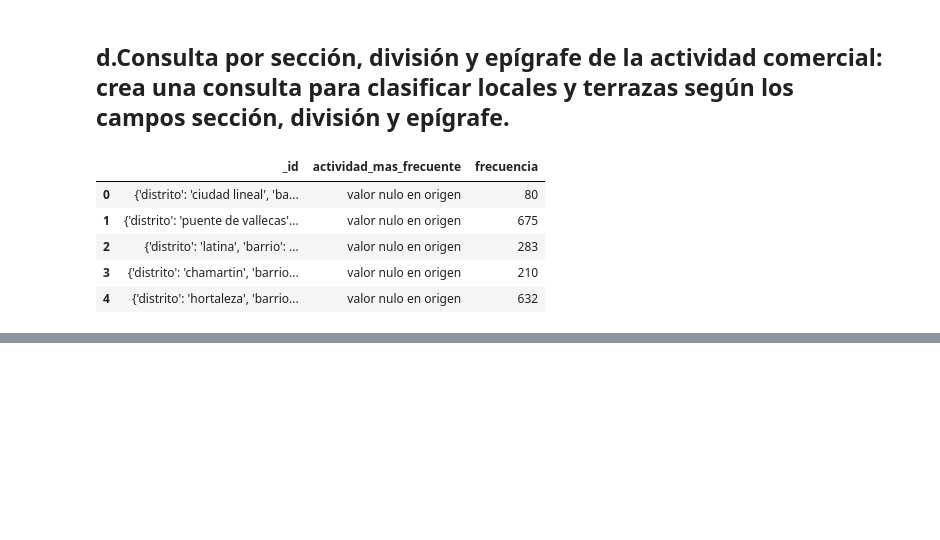
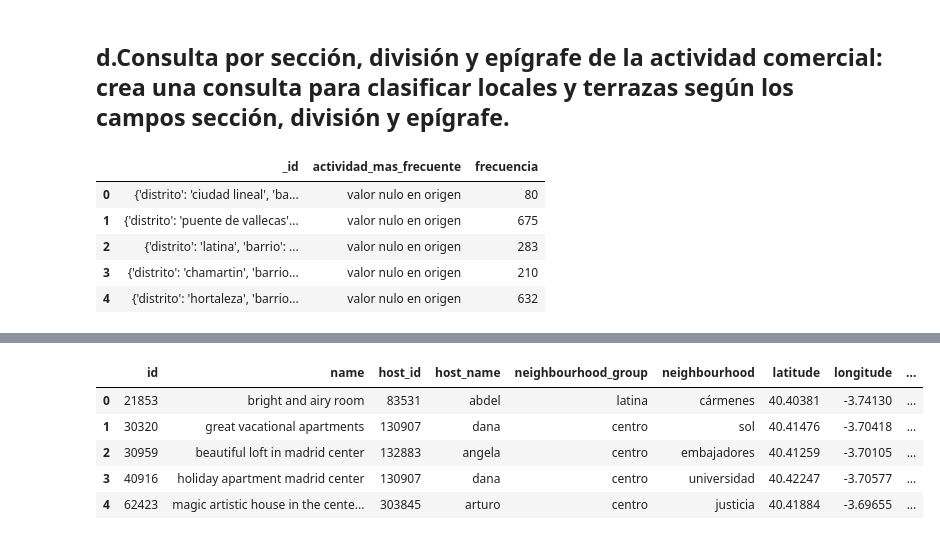
Before and after one commit to DylanGuerraR/NoSQL_Pl_master, a Jupyter notebook: Querys_NoSQL.ipynb, the cells around one changed output, grey strips where cells are left out. Saved outputs shown, nothing was run; the diff lists cells and outputs as text; code cells hidden in the pictures; blank space fills up the shorter version.

```diff
--- a/Querys_NoSQL.ipynb
+++ b/Querys_NoSQL.ipynb
@@ -495,0 +581,7 @@ mostrar_resultado(result,5)
+# %%
+# Rellenar valores nulos por tipo de dato y significado
+df_airbnb["host_name"].fillna("no_data", inplace=True)
+df_airbnb["license"].fillna("no_license", inplace=True)
+df_airbnb["last_review"].fillna("no_review_date", inplace=True)
+df_airbnb["reviews_per_month"].fillna(0.0, inplace=True)
+df_airbnb["price"].fillna(0.0, inplace=True)
@@ -495,0 +610,18 @@ mostrar_resultado(result,5)
+# %%
+#Normalizar nombres de las columnas
+def limpiar_df(df):
+    df.columns = df.columns.str.strip().str.lower().str.replace(" ", "_")
+    df = df.map(lambda x: x.strip().lower() if isinstance(x, str) else x)
+    #df = df.drop_duplicates() -- Si a futuro hiciera falta elimminar duplicados de algun data frame.
+    return df
+
+df_airbnb = limpiar_df(df_airbnb)
+# %%
+df_airbnb.head()
+# %% [output]
+|  | id | name | host_id | host_name | neighbourhood_group | neighbourhood | latitude | longitude | ... |
+| 0 | 21853 | bright and airy room | 83531 | abdel | latina | cármenes | 40.40381 | -3.74130 | ... |
+| 1 | 30320 | great vacational apartments | 130907 | dana | centro | sol | 40.41476 | -3.70418 | ... |
+| 2 | 30959 | beautiful loft in madrid center | 132883 | angela | centro | embajadores | 40.41259 | -3.70105 | ... |
+| 3 | 40916 | holiday apartment madrid center | 130907 | dana | centro | universidad | 40.42247 | -3.70577 | ... |
+| 4 | 62423 | magic artistic house in the cente... | 303845 | arturo | centro | justicia | 40.41884 | -3.69655 | ... |
```
Also changed, not shown: parts of 20 cells of this notebook, 1 other file.
